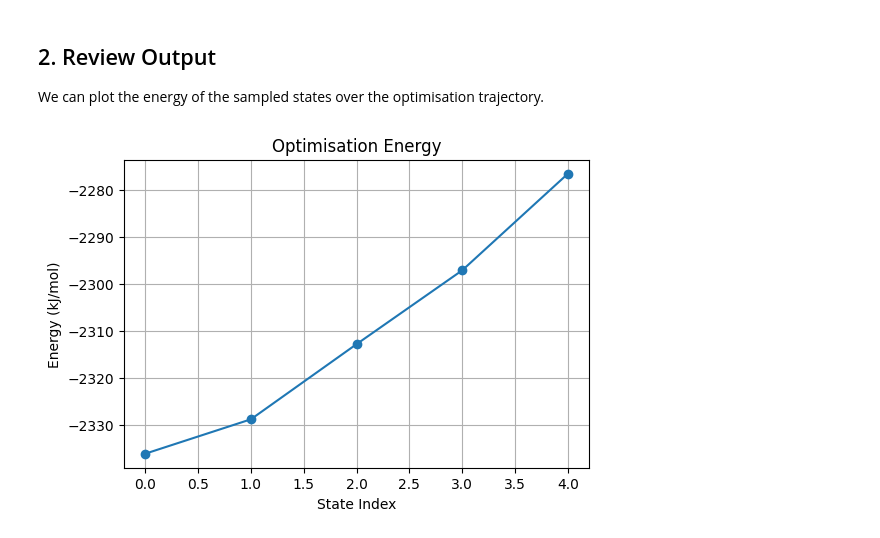
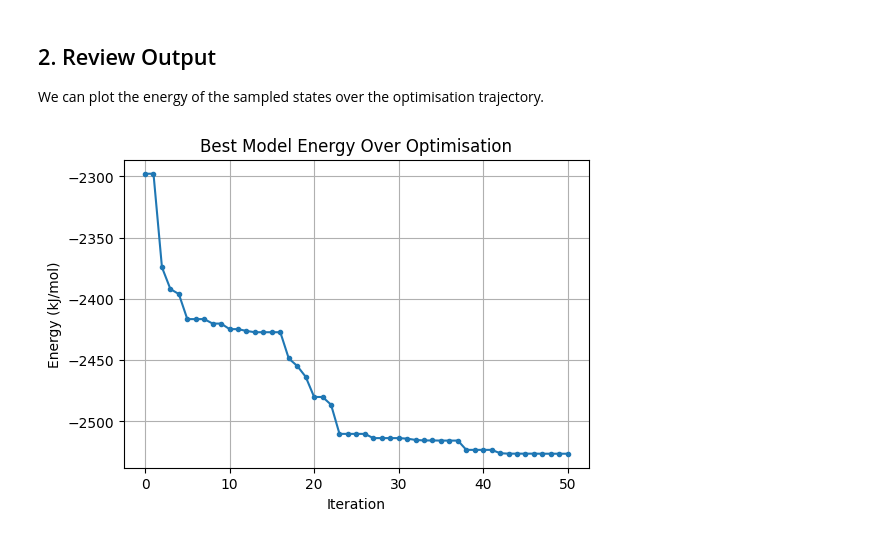
Before and after one commit to Drew-Thomson/CyclicPeptideModeller, a Jupyter notebook: demo.ipynb, the cells around one changed output. Saved outputs shown, nothing was run; the diff lists cells and outputs as text; code cells hidden in the pictures.

```diff
--- a/demo.ipynb
+++ b/demo.ipynb
@@ -36,13 +42,13 @@ optimising sequence rQpqRePQ
 ## 2. Review Output
 We can plot the energy of the sampled states over the optimisation trajectory.
 # %%
-energies = [entry[0] for entry in optimiser.halloffame]
+energies = optimiser.energies
 plt.figure(figsize=(6, 4))
-plt.plot(energies, marker='o')
-plt.title('Optimisation Energy')
-plt.xlabel('State Index')
+plt.plot(range(len(energies)), energies, marker='o', markersize=3)
+plt.title('Best Model Energy Over Optimisation')
+plt.xlabel('Iteration')
 plt.ylabel('Energy (kJ/mol)')
 plt.grid(True)
 plt.show()
 # %% [output]
-[figure, old version]
+[figure, new version]
```
Also changed, not shown: parts of 5 cells of this notebook.
